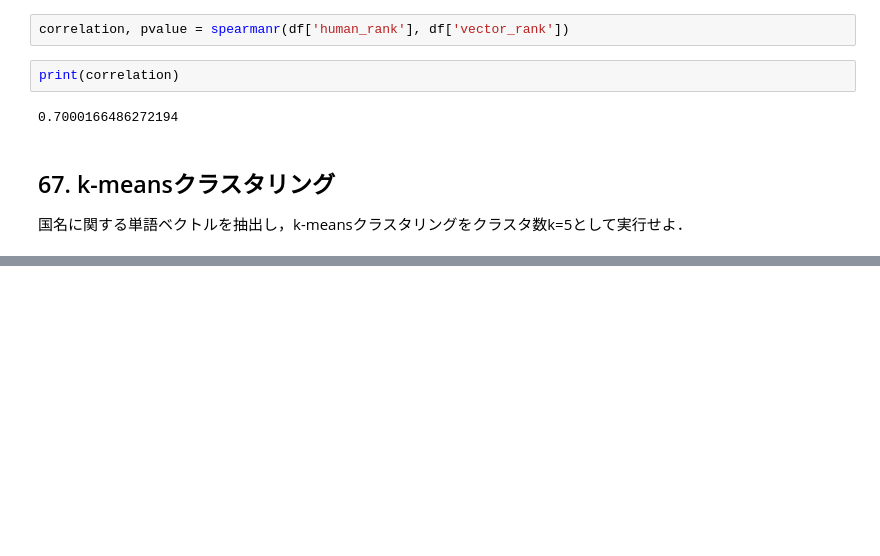
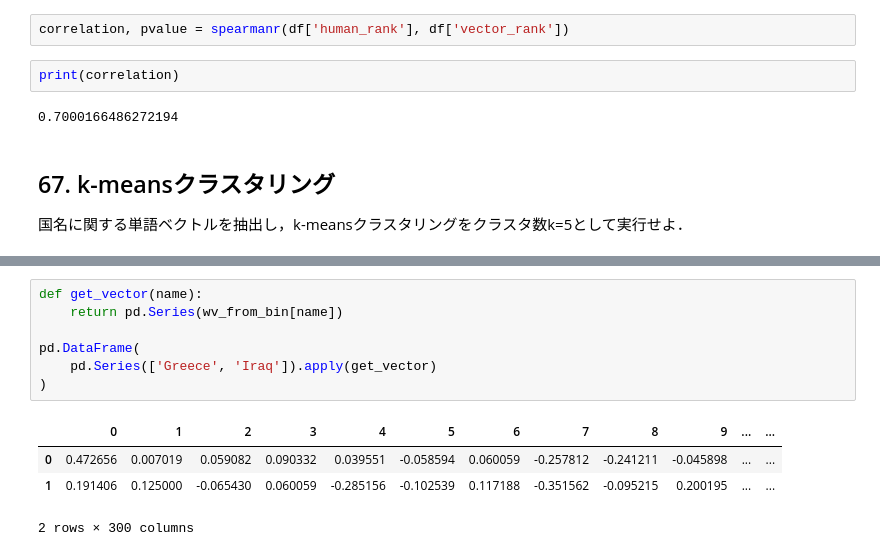
Before and after one commit to Kazuya-Minakuchi/natural_language_processing_100_knocks, a Jupyter notebook: notebooks/07_word_vector.ipynb, the cells around one changed output, grey strips where cells are left out. Saved outputs shown, nothing was run; the diff lists cells and outputs as text; blank space fills up the shorter version.

```diff
--- a/notebooks/07_word_vector.ipynb
+++ b/notebooks/07_word_vector.ipynb
@@ -352,0 +403,12 @@ print(correlation)
+# %%
+def get_vector(name):
+    return pd.Series(wv_from_bin[name])
+
+pd.DataFrame(
+    pd.Series(['Greece', 'Iraq']).apply(get_vector)
+)
+# %% [output]
+|  | 0 | 1 | 2 | 3 | 4 | 5 | 6 | 7 | 8 | 9 | ... | ... |
+| 0 | 0.472656 | 0.007019 | 0.059082 | 0.090332 | 0.039551 | -0.058594 | 0.060059 | -0.257812 | -0.241211 | -0.045898 | ... | ... |
+| 1 | 0.191406 | 0.125000 | -0.065430 | 0.060059 | -0.285156 | -0.102539 | 0.117188 | -0.351562 | -0.095215 | 0.200195 | ... | ... |
+2 rows × 300 columns
```
Also changed, not shown: parts of 34 cells of this notebook.
